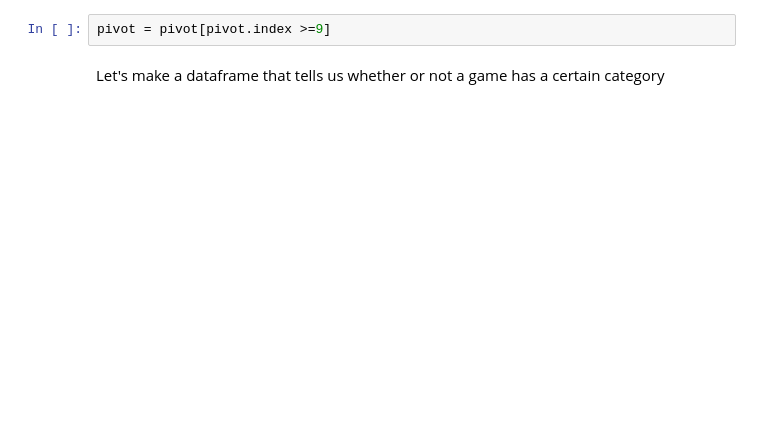
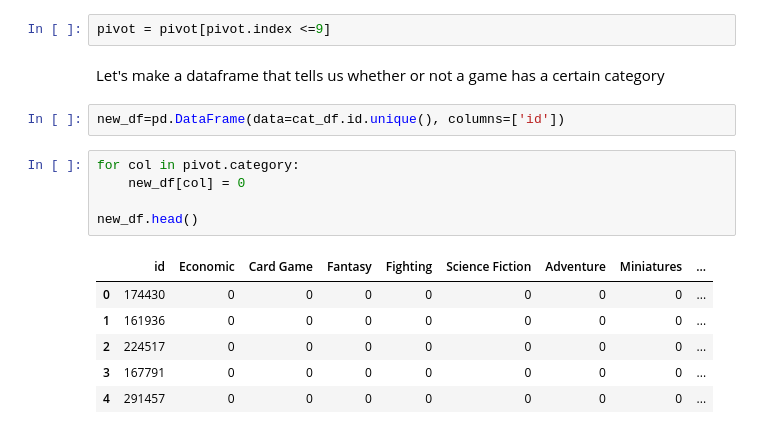
Before and after one commit to MarshallKrakauer/BGGAnalysis, a Jupyter notebook: PlayTime.ipynb, the cells around one changed output. Cells and saved outputs as stored; diff of their text form; blank space fills up the shorter version.

```diff
--- a/PlayTime.ipynb
+++ b/PlayTime.ipynb
@@ -181,6 +185,20 @@ pivot.head(10)
 | 8 | Medieval | 37 |
 | 9 | Wargame | 36 |
 # %%
-pivot = pivot[pivot.index >=9]
+pivot = pivot[pivot.index <=9]
 # %% [markdown]
 Let's make a dataframe that tells us whether or not a game has a certain category
+# %%
+new_df=pd.DataFrame(data=cat_df.id.unique(), columns=['id'])
+# %%
+for col in pivot.category:
+    new_df[col] = 0
+
+new_df.head()
+# %% [output]
+|  | id | Economic | Card Game | Fantasy | Fighting | Science Fiction | Adventure | Miniatures | ... |
+| 0 | 174430 | 0 | 0 | 0 | 0 | 0 | 0 | 0 | ... |
+| 1 | 161936 | 0 | 0 | 0 | 0 | 0 | 0 | 0 | ... |
+| 2 | 224517 | 0 | 0 | 0 | 0 | 0 | 0 | 0 | ... |
+| 3 | 167791 | 0 | 0 | 0 | 0 | 0 | 0 | 0 | ... |
+| 4 | 291457 | 0 | 0 | 0 | 0 | 0 | 0 | 0 | ... |
```
Also changed, not shown: parts of 2 cells of this notebook, 2 other files.
